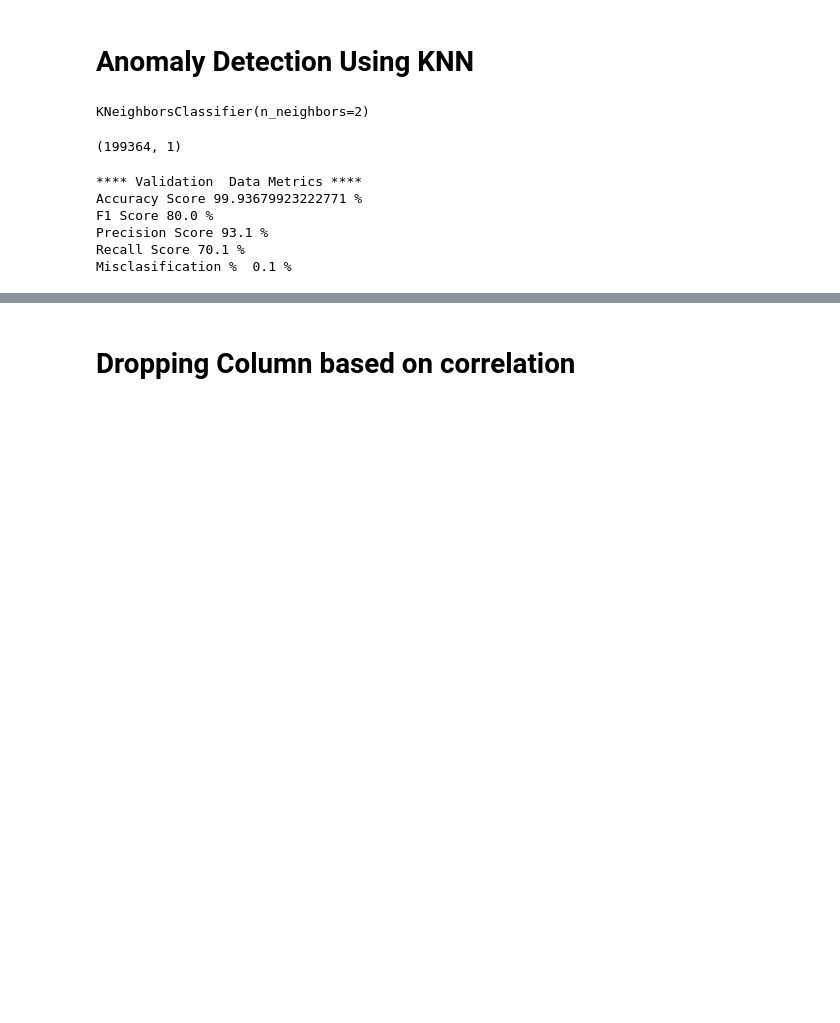
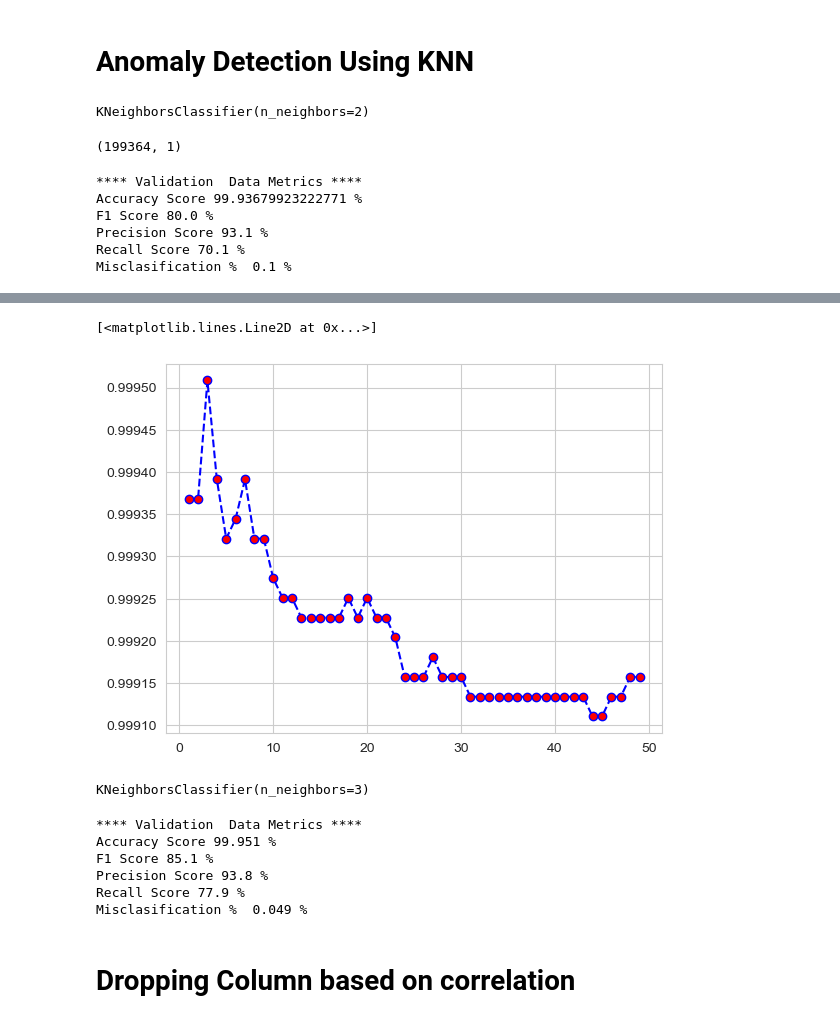
Before and after one commit to rachita27/Anomaly-Detection, a Jupyter notebook: Fraud Detection.ipynb, the cells around one changed output, grey strips where cells are left out. Drawn from its saved outputs; the diff is of its cells as text; code cells hidden in the pictures; blank space fills up the shorter version.

```diff
--- a/Fraud Detection.ipynb
+++ b/Fraud Detection.ipynb
@@ -400,0 +419,5 @@ Misclasification %  0.1 %
+# %%
+plt.plot(range(1,50),k_acc, '--b',marker= 'o', markerfacecolor = 'r')
+# %% [output]
+[<matplotlib.lines.Line2D at 0x...>]
+[figure, added]
@@ -400,0 +426,5 @@ Misclasification %  0.1 %
+# %%
+model_knn = KNeighborsClassifier(n_neighbors= 3)
+model_knn.fit(scaled_X, y_train.reset_index()[['Class']])
+# %% [output]
+KNeighborsClassifier(n_neighbors=3)
@@ -401,3 +433,17 @@ Misclasification %  0.1 %
+# %%
+print("**** Validation  Data Metrics ****")
+print("Accuracy Score", round(metrics.accuracy_score(y_val,y_val_pred) *100,3), "%")
+print("F1 Score", round(metrics.f1_score(y_val,y_val_pred)*100,1), "%")
+print("Precision Score",round(metrics.precision_score(y_val,y_val_pred)*100,1), "%")
+print("Recall Score",round(metrics.recall_score(y_val,y_val_pred)*100,1), "%")
+print("Misclasification % ", round((1-metrics.accuracy_score(y_val,y_val_pred)) *100,3), "%")
+# %% [output]
+**** Validation  Data Metrics ****
+Accuracy Score 99.951 %
+F1 Score 85.1 %
+Precision Score 93.8 %
+Recall Score 77.9 %
+Misclasification %  0.049 %
 # %% [markdown]
 # Dropping Column based on correlation
 # %%
```
Also changed, not shown: parts of 14 cells of this notebook.
